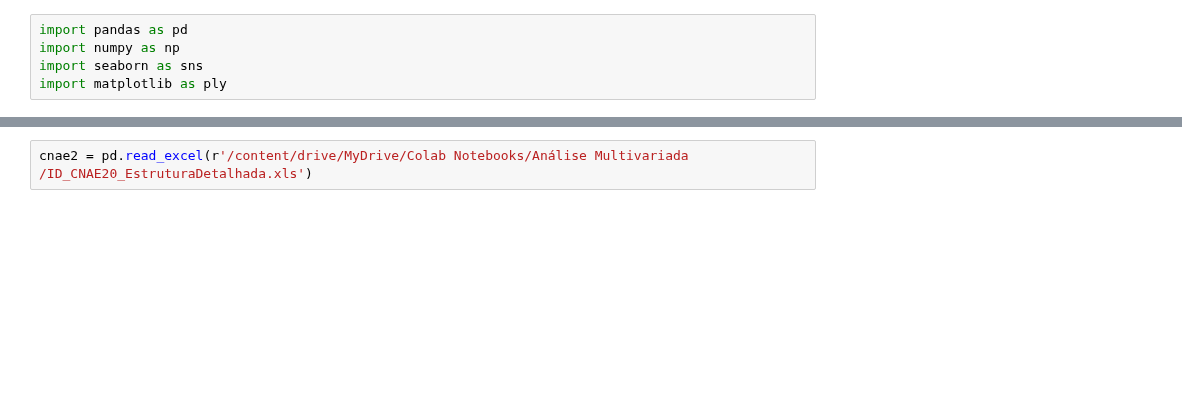
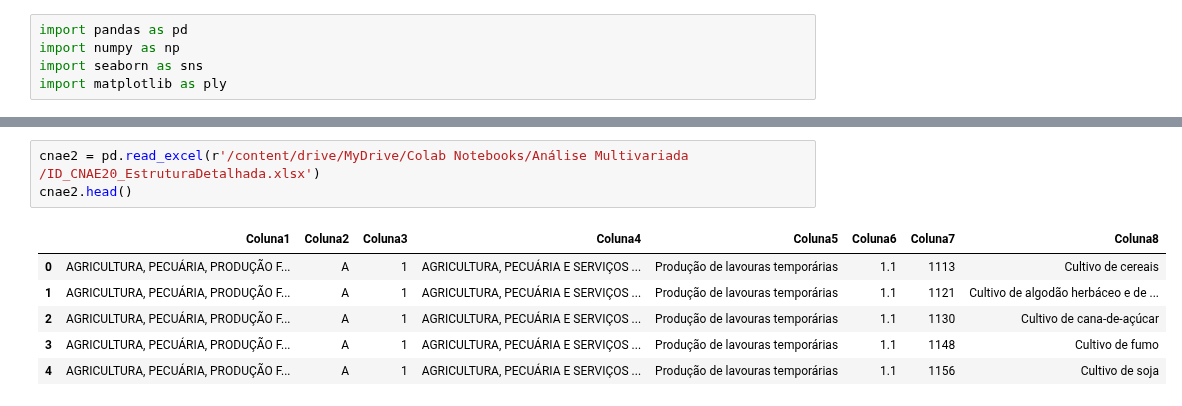
Before and after one commit to Leonardo-Dias-Up/Leonardo-Dias-Up, a Jupyter notebook: Análise_Multivariada_RAIS.ipynb, the cells around one changed output, grey strips where cells are left out. Drawn from its saved outputs; the diff is of its cells as text; blank space fills up the shorter version.

```diff
--- a/Análise_Multivariada_RAIS.ipynb
+++ b/Análise_Multivariada_RAIS.ipynb
@@ -26,2 +72,10 @@ nat_juridica.head()
 # %%
-cnae2 = pd.read_excel(r'/content/drive/MyDrive/Colab Notebooks/Análise Multivariada /ID_CNAE20_EstruturaDetalhada.xls')
+cnae2 = pd.read_excel(r'/content/drive/MyDrive/Colab Notebooks/Análise Multivariada /ID_CNAE20_EstruturaDetalhada.xlsx')
+cnae2.head()
+# %% [output]
+|  | Coluna1 | Coluna2 | Coluna3 | Coluna4 | Coluna5 | Coluna6 | Coluna7 | Coluna8 |
+| 0 | AGRICULTURA, PECUÁRIA, PRODUÇÃO F... | A | 1 | AGRICULTURA, PECUÁRIA E SERVIÇOS ... | Produção de lavouras temporárias | 1.1 | 1113 | Cultivo de cereais |
+| 1 | AGRICULTURA, PECUÁRIA, PRODUÇÃO F... | A | 1 | AGRICULTURA, PECUÁRIA E SERVIÇOS ... | Produção de lavouras temporárias | 1.1 | 1121 | Cultivo de algodão herbáceo e de ... |
+| 2 | AGRICULTURA, PECUÁRIA, PRODUÇÃO F... | A | 1 | AGRICULTURA, PECUÁRIA E SERVIÇOS ... | Produção de lavouras temporárias | 1.1 | 1130 | Cultivo de cana-de-açúcar |
+| 3 | AGRICULTURA, PECUÁRIA, PRODUÇÃO F... | A | 1 | AGRICULTURA, PECUÁRIA E SERVIÇOS ... | Produção de lavouras temporárias | 1.1 | 1148 | Cultivo de fumo |
+| 4 | AGRICULTURA, PECUÁRIA, PRODUÇÃO F... | A | 1 | AGRICULTURA, PECUÁRIA E SERVIÇOS ... | Produção de lavouras temporárias | 1.1 | 1156 | Cultivo de soja |
```
Also changed, not shown: parts of 7 cells of this notebook.
